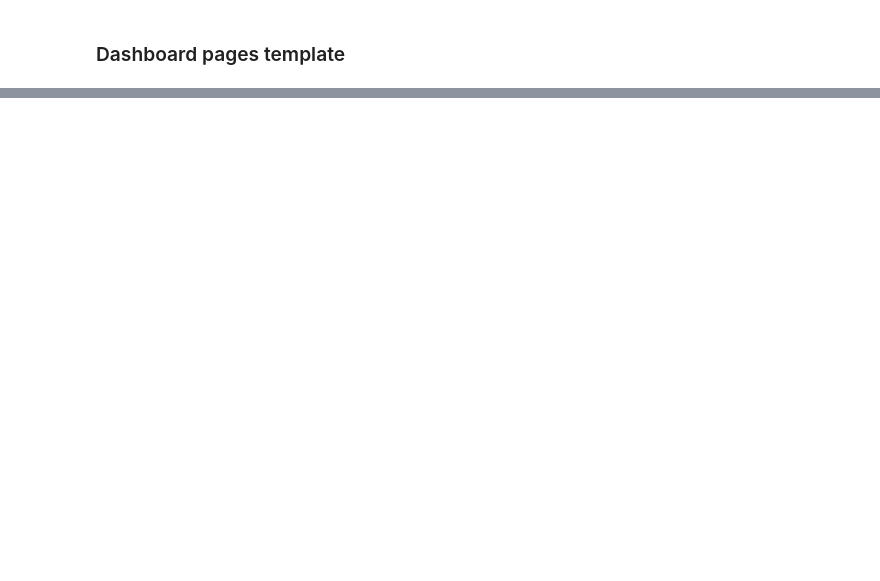
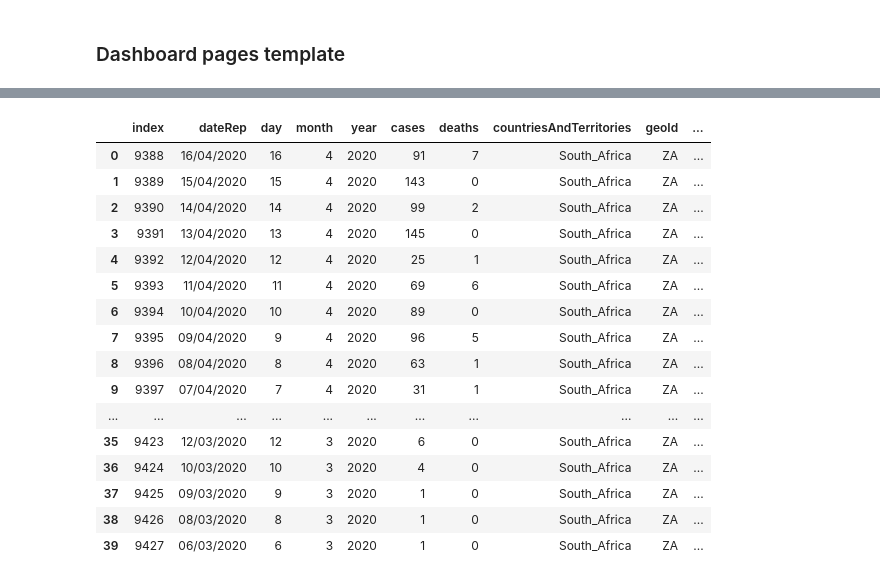
Before and after one commit to tshepojrampai/Covid-19, a Jupyter notebook: globals.ipynb, the cells around one changed output, grey strips where cells are left out. Cells and saved outputs as stored; diff of their text form; code cells hidden in the pictures; blank space fills up the shorter version.

```diff
--- a/globals.ipynb
+++ b/globals.ipynb
@@ -673,0 +696,6 @@ fig3.show()
+# %%
+# url5 = 'https://api.covid19api.com/total/dayone/country/south-africa'
+# df5 = pd.read_json(url5, orient='columns')
+# url6 = 'https://api.covid19api.com/all?from=2020-04-01T00:00:00Z&to=2020-04-12T00:00:00Z'
+df6 = pd.read_csv('covid.csv',delimiter=',')
+df6
@@ -673,0 +739,10 @@ fig3.show()
+# %%
+df_rsa = df6[df6.countriesAndTerritories == 'South_Africa'].reset_index()
+
+#ACtive cases in South Africa
+fig_line = go.Figure()
+# fig_line.add_trace(go.Scatter(x=df_rsa.dateRep, y=df_rsa.cases, name='Total Cases in SA'))
+fig_line.add_trace(go.Scatter(x = df4.timestamp,y= df4.active, name = 'Active Cases in SA'))
+# fig_line.add_trace(go.Scatter(x = df4.timestamp,y= df4.recovered))
+# fig_line.add_trace(go.Scatter(x = df4.timestamp,y= df4.deaths))
+fig_line.show()
@@ -673,0 +751,20 @@ fig3.show()
+# %%
+df_rsa
+# %% [output]
+|  | index | dateRep | day | month | year | cases | deaths | countriesAndTerritories | geoId | ... |
+| 0 | 9388 | 16/04/2020 | 16 | 4 | 2020 | 91 | 7 | South_Africa | ZA | ... |
+| 1 | 9389 | 15/04/2020 | 15 | 4 | 2020 | 143 | 0 | South_Africa | ZA | ... |
+| 2 | 9390 | 14/04/2020 | 14 | 4 | 2020 | 99 | 2 | South_Africa | ZA | ... |
+| 3 | 9391 | 13/04/2020 | 13 | 4 | 2020 | 145 | 0 | South_Africa | ZA | ... |
+| 4 | 9392 | 12/04/2020 | 12 | 4 | 2020 | 25 | 1 | South_Africa | ZA | ... |
+| 5 | 9393 | 11/04/2020 | 11 | 4 | 2020 | 69 | 6 | South_Africa | ZA | ... |
+| 6 | 9394 | 10/04/2020 | 10 | 4 | 2020 | 89 | 0 | South_Africa | ZA | ... |
+| 7 | 9395 | 09/04/2020 | 9 | 4 | 2020 | 96 | 5 | South_Africa | ZA | ... |
+| 8 | 9396 | 08/04/2020 | 8 | 4 | 2020 | 63 | 1 | South_Africa | ZA | ... |
+| 9 | 9397 | 07/04/2020 | 7 | 4 | 2020 | 31 | 1 | South_Africa | ZA | ... |
+| ... | ... | ... | ... | ... | ... | ... | ... | ... | ... | ... |
+| 35 | 9423 | 12/03/2020 | 12 | 3 | 2020 | 6 | 0 | South_Africa | ZA | ... |
+| 36 | 9424 | 10/03/2020 | 10 | 3 | 2020 | 4 | 0 | South_Africa | ZA | ... |
+| 37 | 9425 | 09/03/2020 | 9 | 3 | 2020 | 1 | 0 | South_Africa | ZA | ... |
+| 38 | 9426 | 08/03/2020 | 8 | 3 | 2020 | 1 | 0 | South_Africa | ZA | ... |
+| 39 | 9427 | 06/03/2020 | 6 | 3 | 2020 | 1 | 0 | South_Africa | ZA | ... |
```
Also changed, not shown: parts of 29 cells of this notebook.
